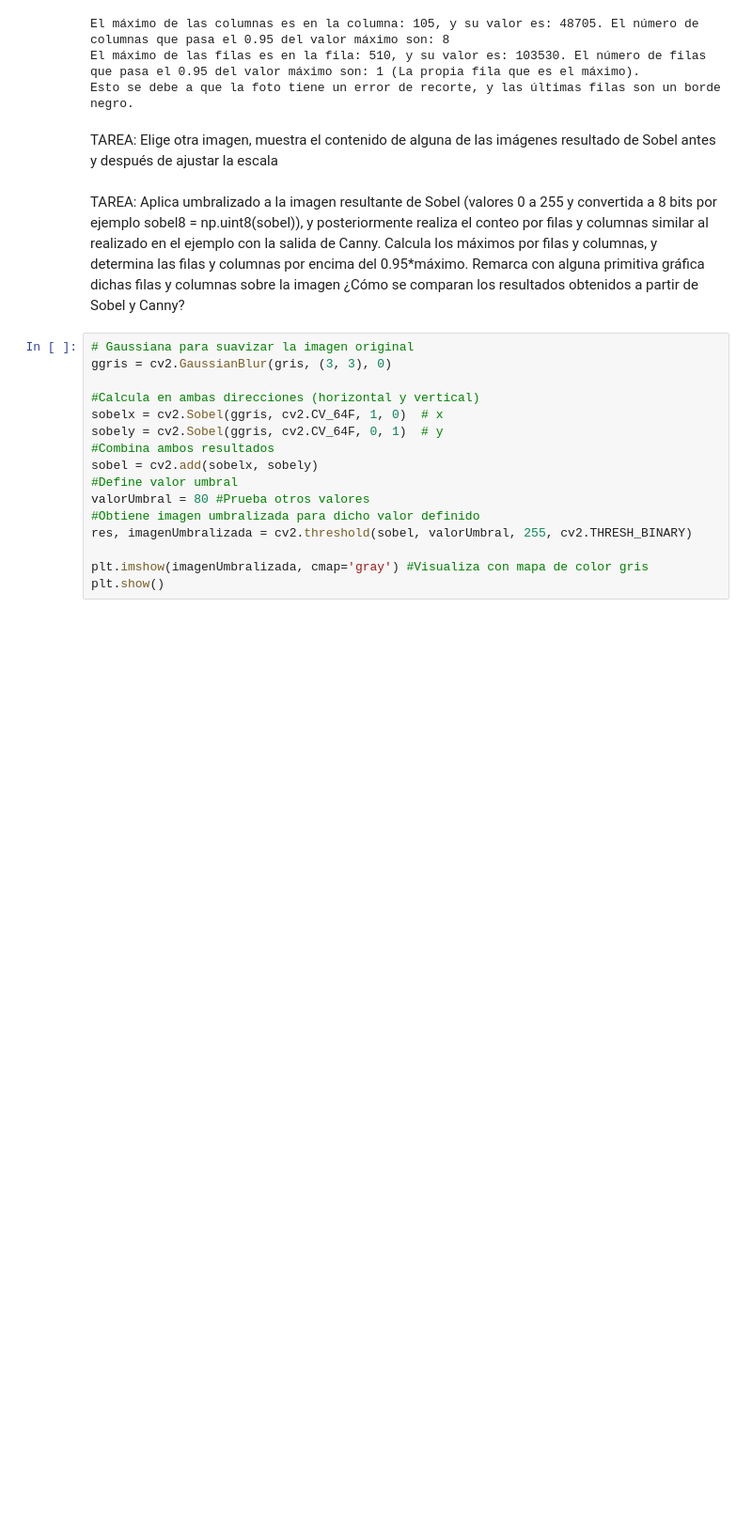
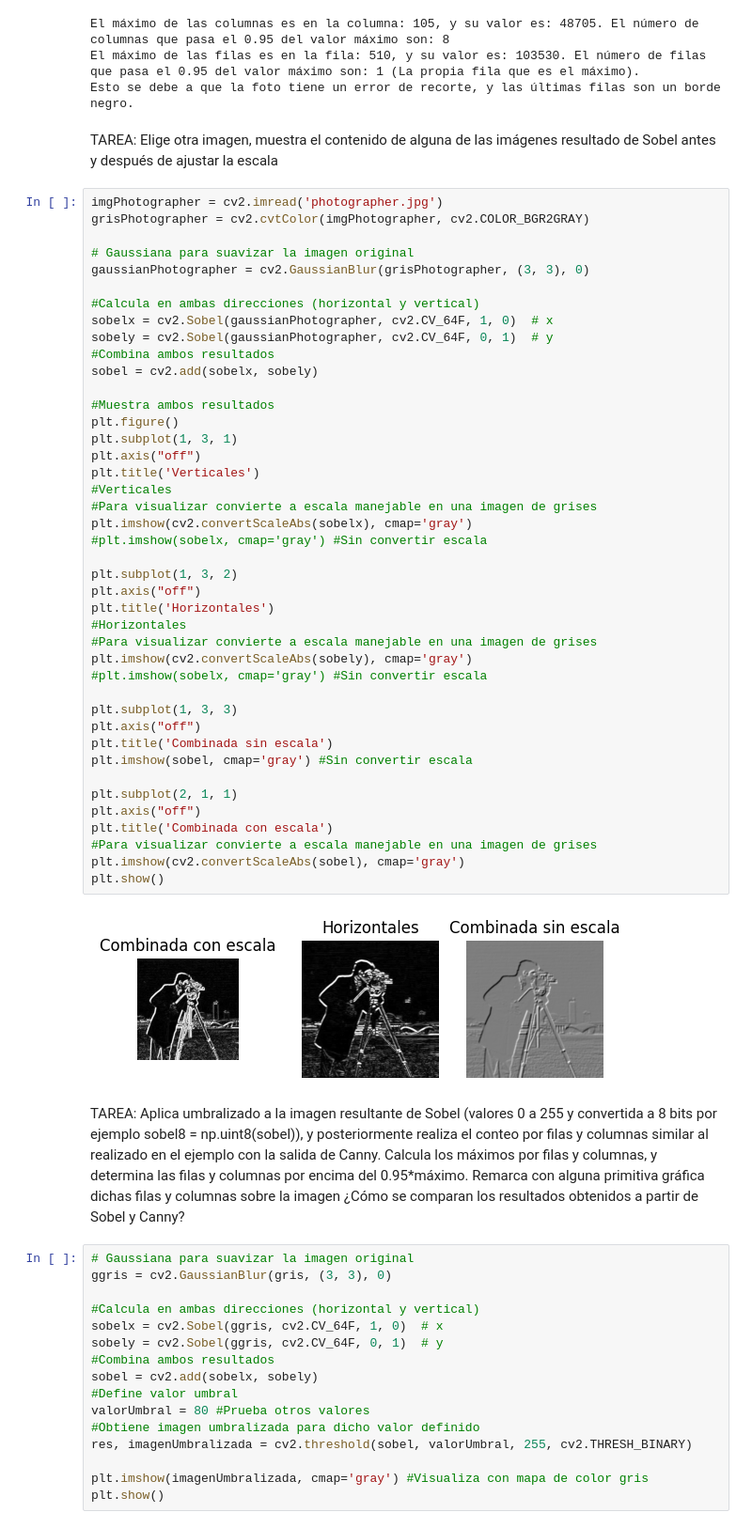
Before and after one commit to xskere/practicasVC, a Jupyter notebook: P2/VC_P2.ipynb, the cells around one changed output. Shown: that part at 94% size. Saved outputs shown, nothing was run; the diff lists cells and outputs as text; blank space fills up the shorter version.

```diff
--- a/P2/VC_P2.ipynb
+++ b/P2/VC_P2.ipynb
@@ -94,6 +94,50 @@ El máximo de las filas es en la fila: 510, y su valor es: 103530. El número de
 Esto se debe a que la foto tiene un error de recorte, y las últimas filas son un borde negro.
 # %% [markdown]
 TAREA: Elige otra imagen, muestra el contenido de alguna de las imágenes resultado de Sobel antes y después de ajustar la escala
+# %%
+imgPhotographer = cv2.imread('photographer.jpg')
+grisPhotographer = cv2.cvtColor(imgPhotographer, cv2.COLOR_BGR2GRAY)
+
+# Gaussiana para suavizar la imagen original
+gaussianPhotographer = cv2.GaussianBlur(grisPhotographer, (3, 3), 0)
+
+#Calcula en ambas direcciones (horizontal y vertical)
+sobelx = cv2.Sobel(gaussianPhotographer, cv2.CV_64F, 1, 0)  # x
+sobely = cv2.Sobel(gaussianPhotographer, cv2.CV_64F, 0, 1)  # y
+#Combina ambos resultados
+sobel = cv2.add(sobelx, sobely)
+
+#Muestra ambos resultados
+plt.figure()
+plt.subplot(1, 3, 1)
+plt.axis("off")
+plt.title('Verticales')
+#Verticales
+#Para visualizar convierte a escala manejable en una imagen de grises
+plt.imshow(cv2.convertScaleAbs(sobelx), cmap='gray')
+#plt.imshow(sobelx, cmap='gray') #Sin convertir escala
+
+plt.subplot(1, 3, 2)
+plt.axis("off")
+plt.title('Horizontales')
+#Horizontales
+#Para visualizar convierte a escala manejable en una imagen de grises
+plt.imshow(cv2.convertScaleAbs(sobely), cmap='gray')
+#plt.imshow(sobelx, cmap='gray') #Sin convertir escala
+
+plt.subplot(1, 3, 3)
+plt.axis("off")
+plt.title('Combinada sin escala')
+plt.imshow(sobel, cmap='gray') #Sin convertir escala
+
+plt.subplot(2, 1, 1)
+plt.axis("off")
+plt.title('Combinada con escala')
+#Para visualizar convierte a escala manejable en una imagen de grises
+plt.imshow(cv2.convertScaleAbs(sobel), cmap='gray')
+plt.show()
+# %% [output]
+[figure, added]
 # %% [markdown]
 TAREA: Aplica umbralizado a la imagen resultante de Sobel (valores 0 a 255 y convertida a 8 bits por ejemplo sobel8 = np.uint8(sobel)), y posteriormente realiza el conteo por filas y columnas similar al realizado en el ejemplo con la salida de Canny. Calcula los máximos por filas y columnas, y determina las filas y columnas por encima del 0.95*máximo. Remarca con alguna primitiva gráfica dichas filas y columnas sobre la imagen ¿Cómo se comparan los resultados obtenidos a partir de Sobel y Canny?
 # %%
```
Also changed, not shown: 1 other file.
